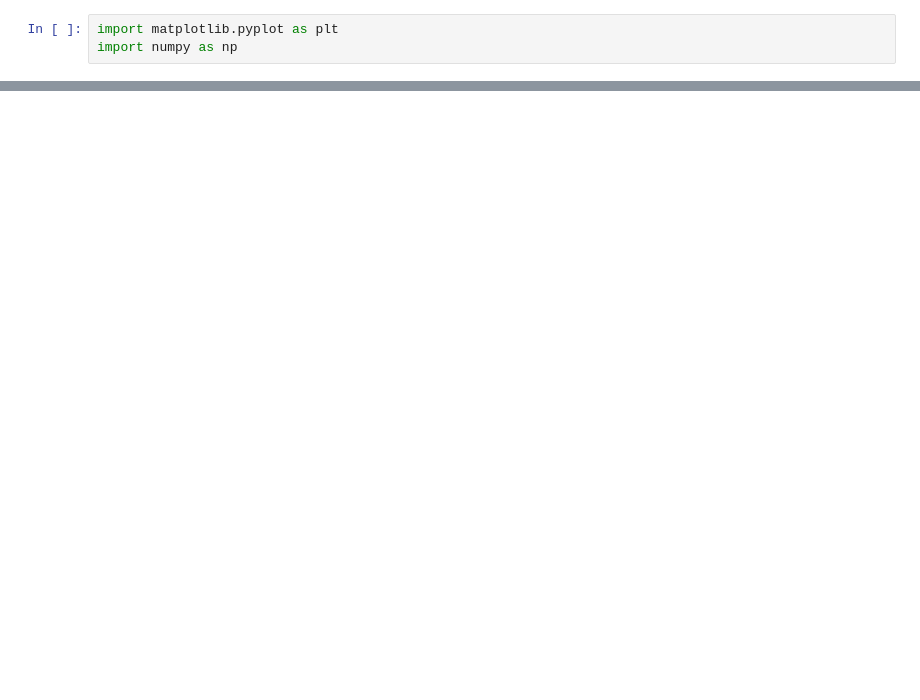
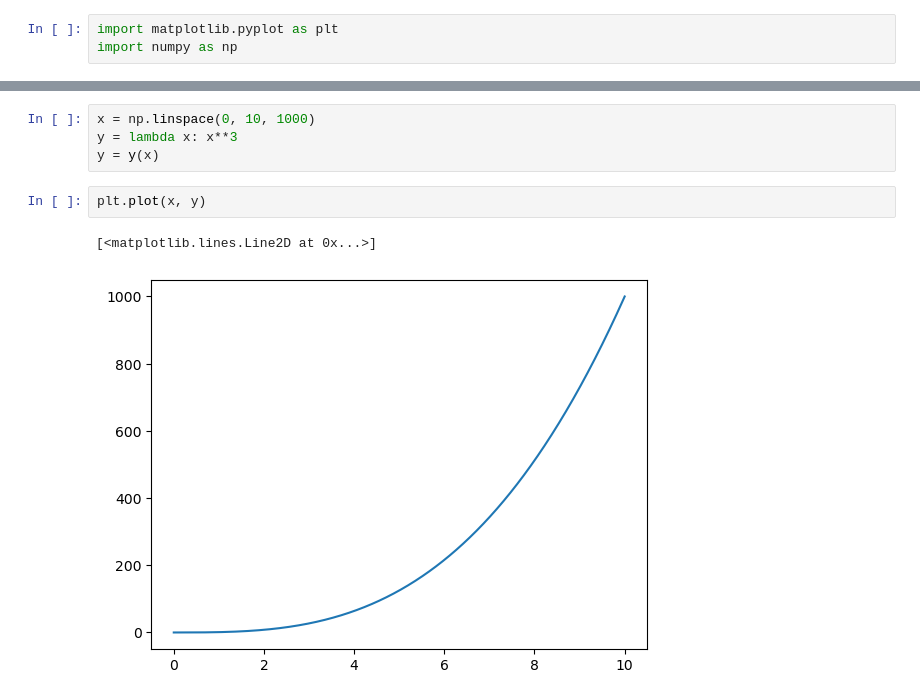
Before and after one commit to jcrojasv1/MetodosII_ThomasAndrade_JuanRojas, a Jupyter notebook: Code_Try.ipynb, the cells around one changed output, grey strips where cells are left out. Cells and saved outputs as stored; diff of their text form; blank space fills up the shorter version.

```diff
--- a/Code_Try.ipynb
+++ b/Code_Try.ipynb
@@ -12,0 +13,9 @@ plt.plot(x, y)
+# %%
+x = np.linspace(0, 10, 1000)
+y = lambda x: x**3
+y = y(x)
+# %%
+plt.plot(x, y)
+# %% [output]
+[<matplotlib.lines.Line2D at 0x...>]
+[figure, added]
```
Also changed, not shown: parts of 2 cells of this notebook.
